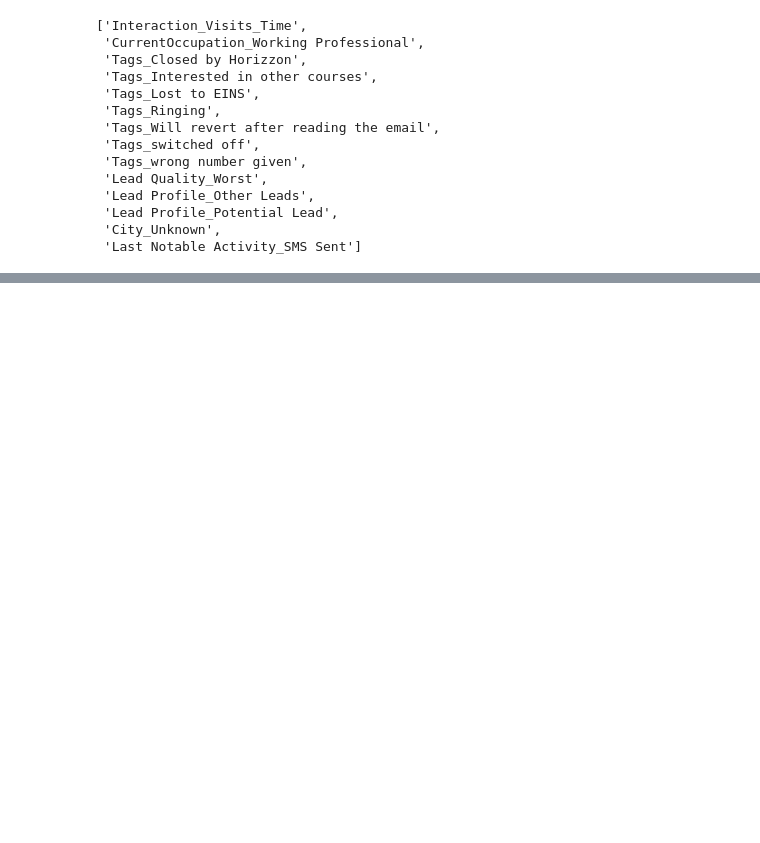
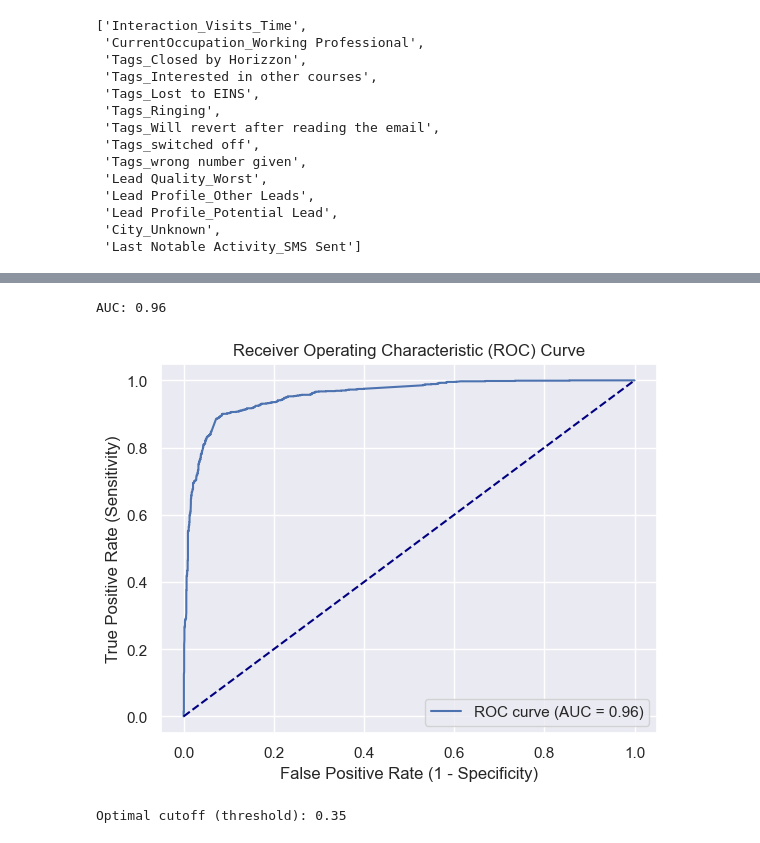
Before and after one commit to paulamisurroy/lead-scoring-logicalRegression, a Jupyter notebook: Lead_Scoring_V1.ipynb, the cells around one changed output, grey strips where cells are left out. Drawn from its saved outputs; the diff is of its cells as text; code cells hidden in the pictures; blank space fills up the shorter version.

```diff
--- a/Lead_Scoring_V1.ipynb
+++ b/Lead_Scoring_V1.ipynb
@@ -1498,14 +1498,3 @@ Accuracy: 90.15%
     accuracy                           0.90      2772
    macro avg       0.90      0.89      0.90      2772
 weighted avg       0.90      0.90      0.90      2772
-# %%
-# Reset indices for both X_train_rfe_cleaned_with_constant and y_train
-X_train_rfe_cleaned_with_constant = pd.DataFrame(X_train_rfe_cleaned_with_constant).reset_index(drop=True)
-y_train = y_train.reset_index(drop=True)
-
-# Fit the logistic regression model using statsmodels
-logit_model_cleaned = sm.Logit(y_train, X_train_rfe_cleaned_with_constant)
-result_cleaned = logit_model_cleaned.fit()
-
-# Display the model summary
-print(result_cleaned.summary())
@@ -1636,0 +1694,33 @@ Columns_selected_RFE
+# %%
+import numpy as np
+import matplotlib.pyplot as plt
+from sklearn.metrics import roc_curve, roc_auc_score
+
+# Step 1: Predict probabilities on the test set (probability of the positive class)
+y_pred_proba = log_reg.predict_proba(X_test_rfe)[:, 1]
+
+# Step 2: Calculate the ROC curve
+fpr, tpr, thresholds = roc_curve(y_test, y_pred_proba)
+
+# Step 3: Calculate the AUC (Area Under the Curve)
+auc = roc_auc_score(y_test, y_pred_proba)
+print(f"AUC: {auc:.2f}")
+
+# Step 4: Plot the ROC Curve
+plt.figure()
+plt.plot(fpr, tpr, label=f"ROC curve (AUC = {auc:.2f})")
+plt.plot([0, 1], [0, 1], color="navy", linestyle="--")  # Diagonal line (random classifier)
+plt.xlabel('False Positive Rate (1 - Specificity)')
+plt.ylabel('True Positive Rate (Sensitivity)')
+plt.title('Receiver Operating Characteristic (ROC) Curve')
+plt.legend(loc="lower right")
+plt.show()
+
+# Step 5: Find the optimal cutoff point (threshold that maximizes the difference between TPR and FPR)
+optimal_idx = np.argmax(tpr - fpr)
+optimal_threshold = thresholds[optimal_idx]
+print(f"Optimal cutoff (threshold): {optimal_threshold:.2f}")
+# %% [output]
+AUC: 0.96
+[figure, added]
+Optimal cutoff (threshold): 0.35
```
Also changed, not shown: parts of 25 cells of this notebook, 1 other file.
